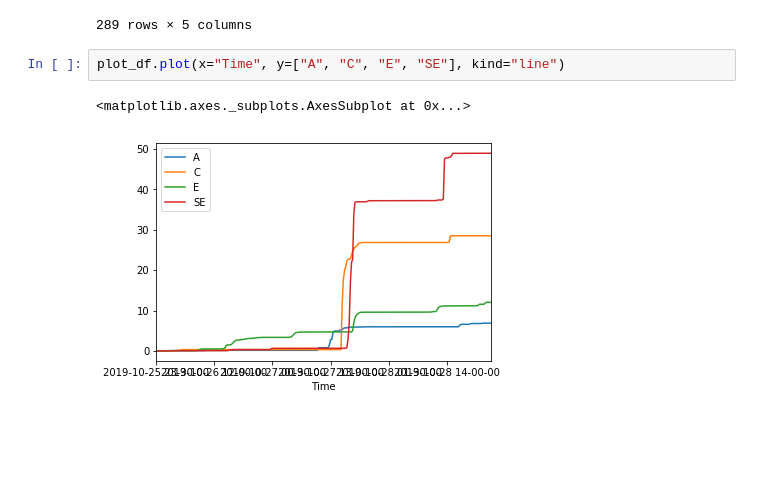
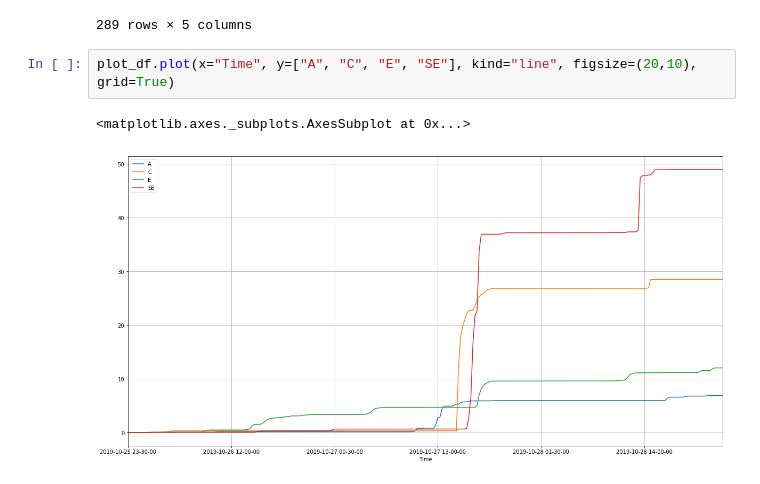
Before and after one commit to CUrW-SL/DSS-Framework, a Jupyter notebook: jupyter_notebooks/wrf_data.ipynb, the cells around one changed output. Saved outputs shown, nothing was run; the diff lists cells and outputs as text; blank space fills up the shorter version.

Commit message:
plot modified axis name correction

```diff
--- a/jupyter_notebooks/wrf_data.ipynb
+++ b/jupyter_notebooks/wrf_data.ipynb
@@ -202,7 +202,7 @@ plot_df
 | 288 | 2019-10-28 23-30-00 | 6.868 | 28.502 | 12.030 | 48.934 |
 289 rows × 5 columns
 # %%
-plot_df.plot(x="Time", y=["A", "C", "E", "SE"], kind="line")
+plot_df.plot(x="Time", y=["A", "C", "E", "SE"], kind="line", figsize=(20,10), grid=True)
 # %% [output]
 <matplotlib.axes._subplots.AxesSubplot at 0x...>
-[figure, old version]
+[figure, new version]
```
